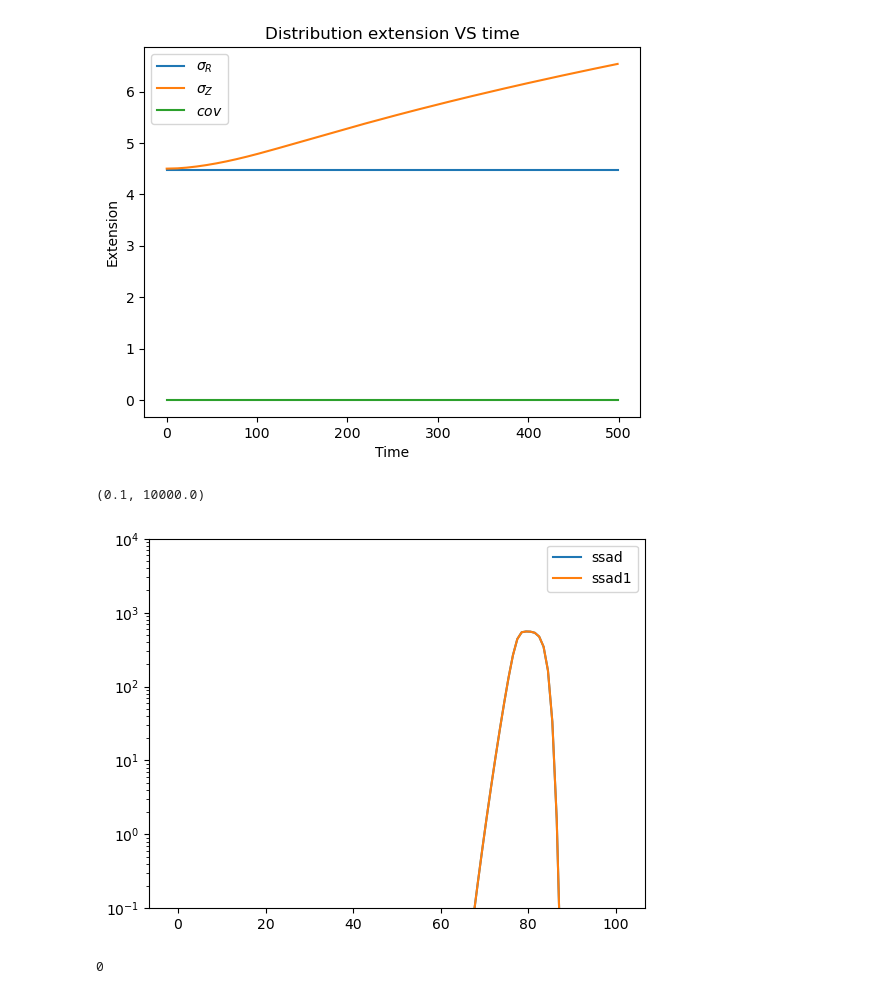
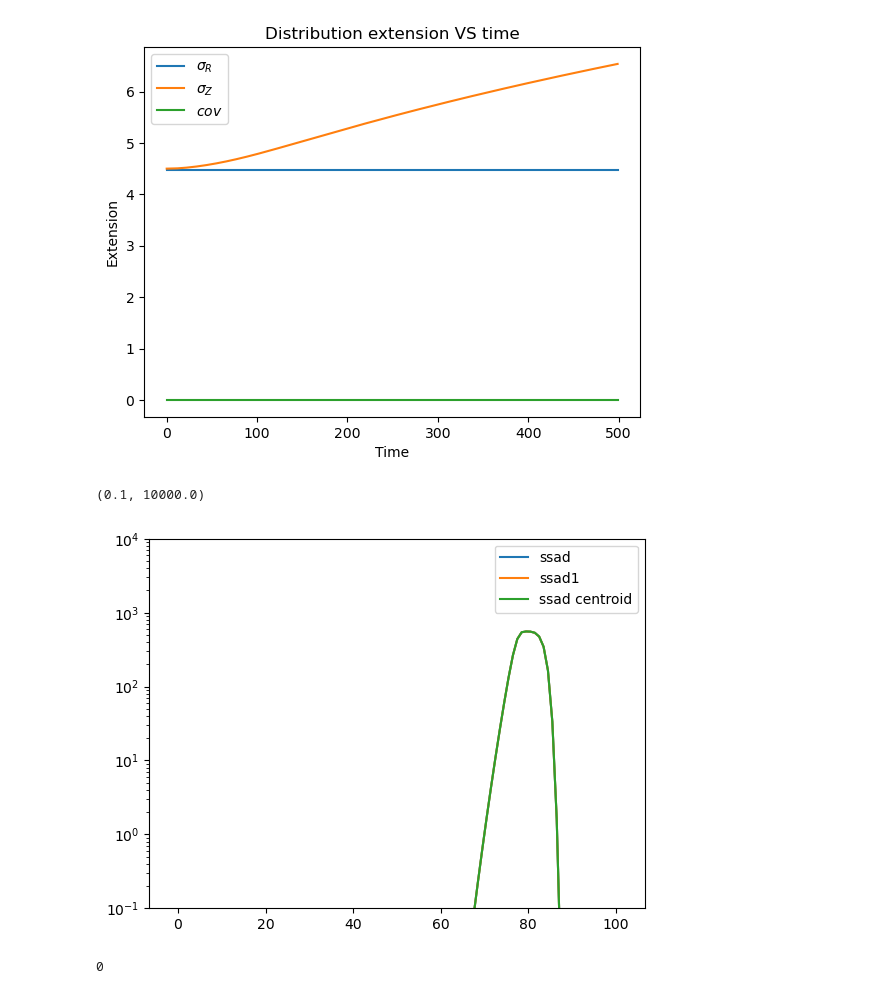
Before and after one commit to Chao-Ming-Li/CR_transport, a Jupyter notebook: Cpp/advection_grid/advection_grid.ipynb, the cells around one changed output. Drawn from its saved outputs; the diff is of its cells as text; code cells hidden in the pictures.

```diff
--- a/Cpp/advection_grid/advection_grid.ipynb
+++ b/Cpp/advection_grid/advection_grid.ipynb
@@ -72,18 +72,20 @@ Text(0.5, 1.0, 'Distribution extension VS time')
 # %%
 ndis_C1 = np.fromfile("ndis_C_t_ssad.bin",dtype = np.float64).reshape(NR - 1, NZ - 1)
 ndis_C2 = np.fromfile("ndis_C_t_ssad_1.bin",dtype = np.float64).reshape(NR - 1, NZ - 1)
+ndis_C3 = np.fromfile("ndis_C_t_ssad_centroid.bin",dtype = np.float64).reshape(NR - 1, NZ - 1)
 
 plt.plot(Zc, 1000*ndis_C1[30], label = f"ssad")
 plt.plot(Zc, 1000*ndis_C2[30], label = f"ssad1")
+plt.plot(Zc, 1000*ndis_C3[30], label = f"ssad centroid")
 
 # plt.plot(Zc, ndis_C[-1,30], label = f"1st order")
 
 plt.yscale("log")
 plt.legend()
 plt.ylim(1e-1,1e4)
 # %% [output]
 (0.1, 10000.0)
-[figure, old version]
+[figure, new version]
 # %%
 ndis_C[]
 # %% [output]
```
Also changed, not shown: 7 other files.
